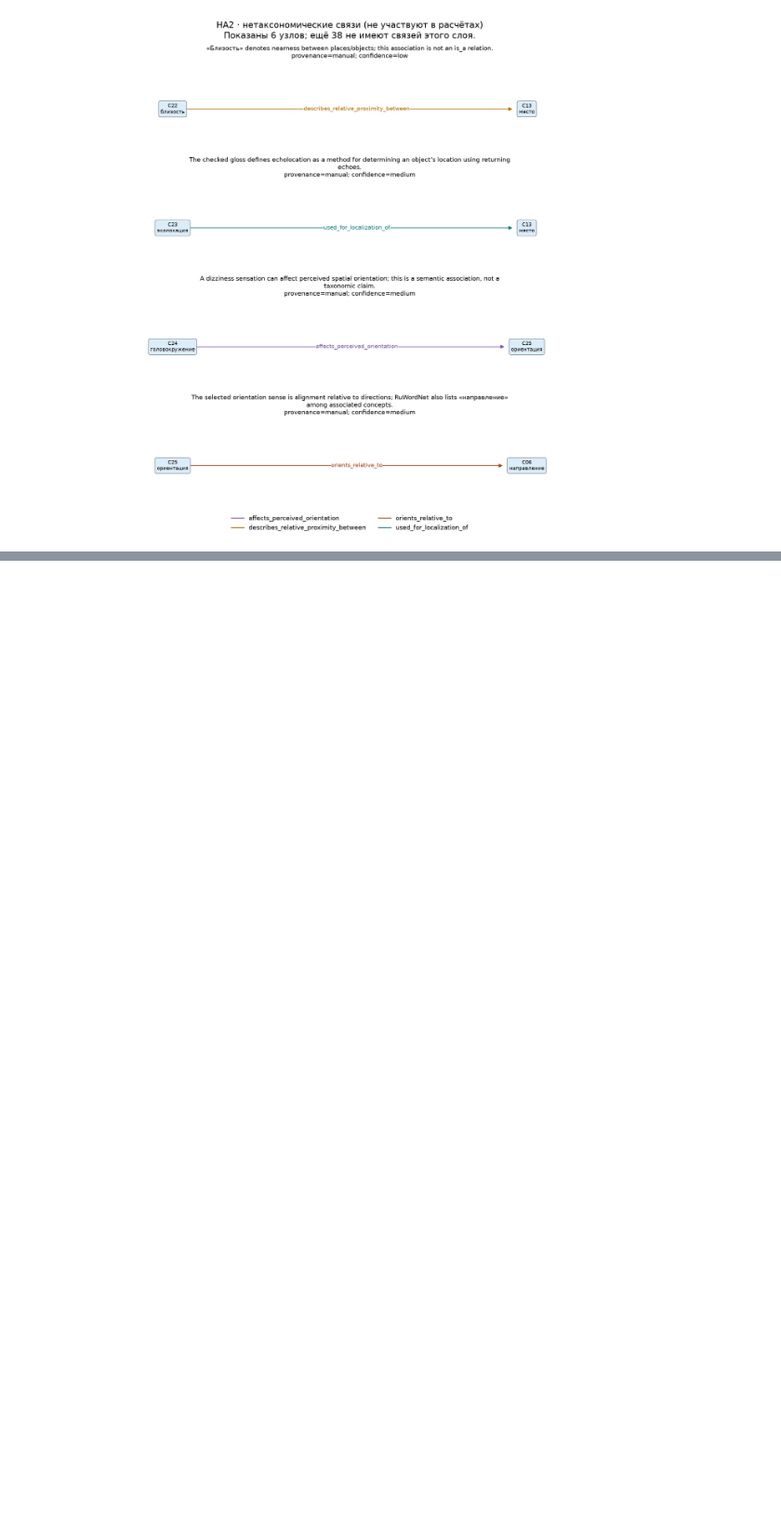
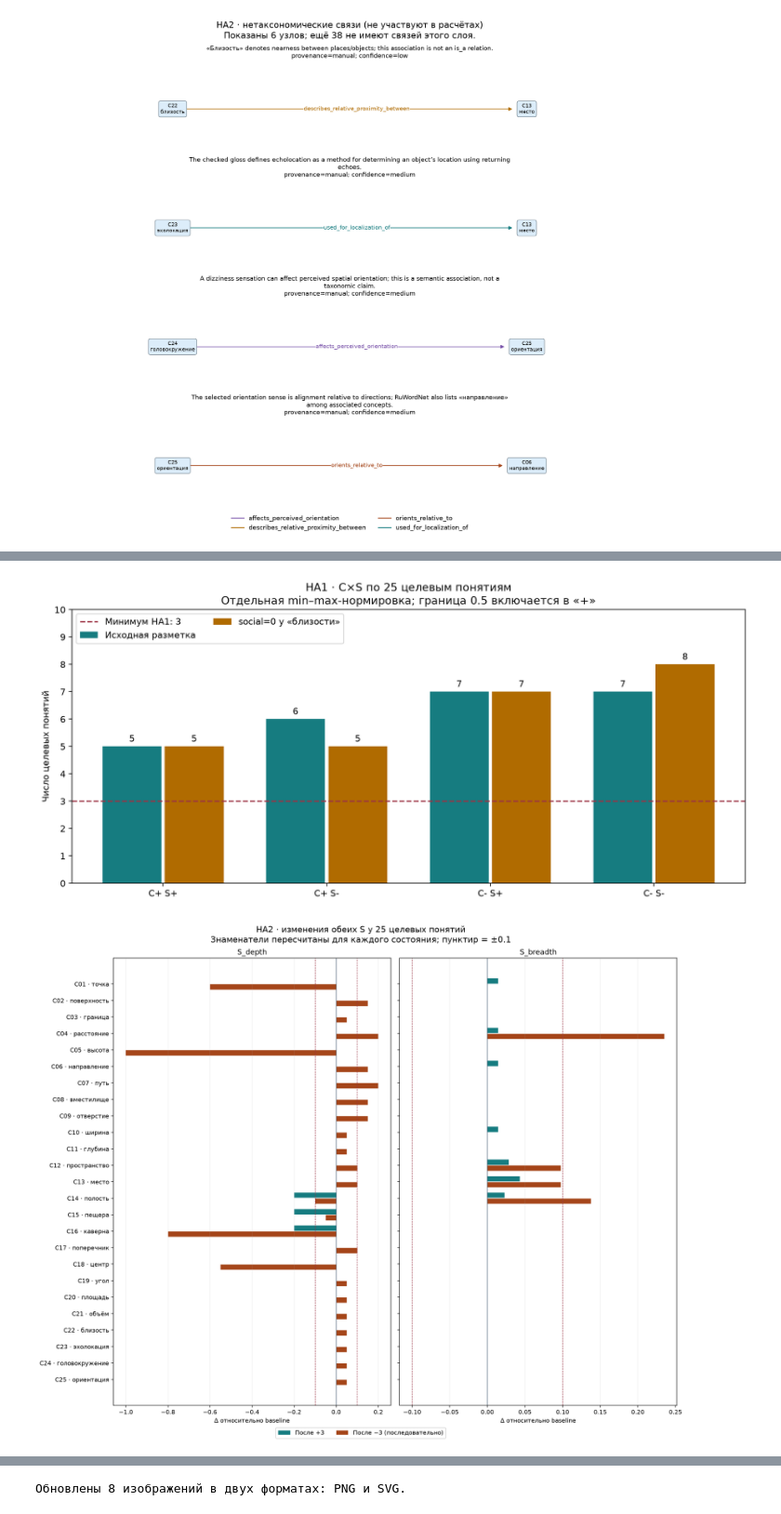
Before and after one commit to noriginalno/embodied-ai-coolest-group, a Jupyter notebook: HomeAssignment/HA2/HA2_Semantic_Network.ipynb, the cells around one changed output, grey strips where cells are left out. Shown at 93% size. Saved outputs shown, nothing was run; the diff lists cells and outputs as text; code cells hidden in the pictures; blank space fills up the shorter version.

Commit message:
Integrate executed HA2 notebook, figures and artifact provenance

```diff
--- a/HomeAssignment/HA2/HA2_Semantic_Network.ipynb
+++ b/HomeAssignment/HA2/HA2_Semantic_Network.ipynb
@@ -304,0 +415,9 @@ results/role4/ содержит старые результаты и не пер
+# %%
+figure_paths = render_artifacts(DATA_DIR)
+for name in figure_paths:
+    if name.endswith('.png') and name not in ('figures/taxonomy.png', 'figures/non_taxonomic.png'):
+        display(Image(filename=str(DATA_DIR / name)))
+print('Обновлены 8 изображений в двух форматах: PNG и SVG.')
+# %% [output]
+[figure, added]
+[figure, added]
@@ -304,0 +428 @@ results/role4/ содержит старые результаты и не пер
+Обновлены 8 изображений в двух форматах: PNG и SVG.
```
Also changed, not shown: parts of 11 cells of this notebook, 27 other files.
